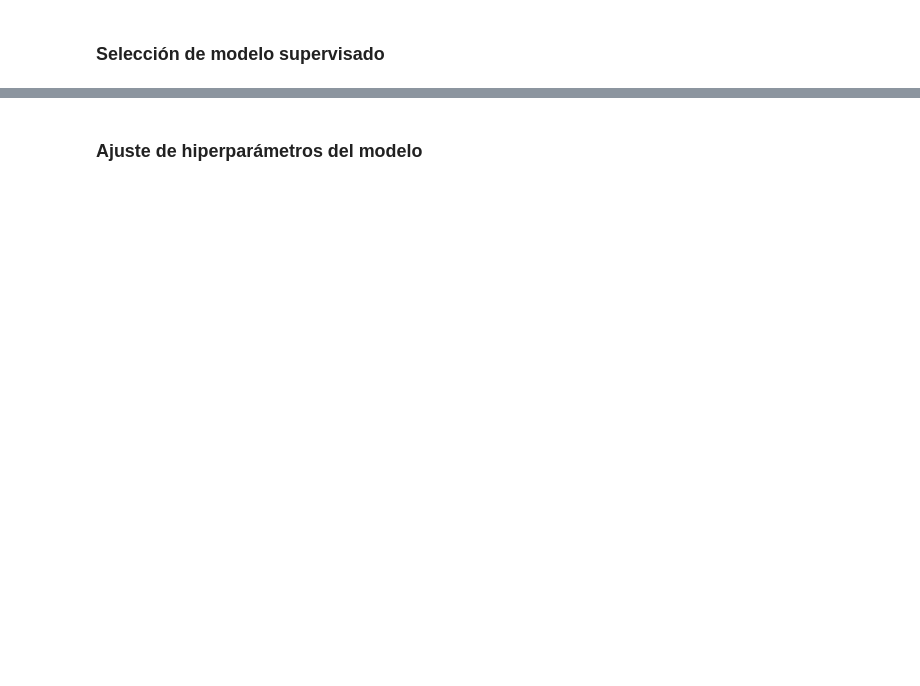
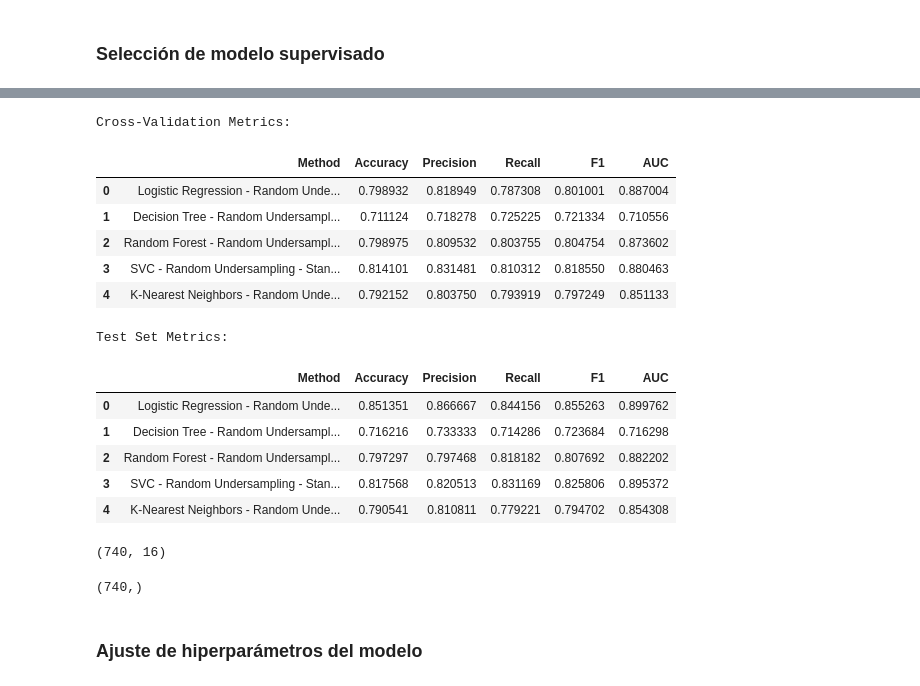
Before and after one commit to ricardogr07/trabajo-final-aprendizaje, a Jupyter notebook: src/Analisis_ML_Workflow.ipynb, the cells around one changed output, grey strips where cells are left out. Cells and saved outputs as stored; diff of their text form; code cells hidden in the pictures; blank space fills up the shorter version.

```diff
--- a/src/Analisis_ML_Workflow.ipynb
+++ b/src/Analisis_ML_Workflow.ipynb
@@ -691,2 +722,50 @@ Test Set Metrics:
+# %%
+# Escaladores necesarios para LR, SVC y KNN
+scalers = {
+    'StandardScaler': StandardScaler()
+}
+
+# Definir resampling
+samplers = {
+    'Random Undersampling': RandomOverSampler(random_state=42),
+}
+
+# Modelos
+models = {
+    'Logistic Regression': LogisticRegression(class_weight='balanced', max_iter=1000, random_state=42),
+    'Decision Tree': DecisionTreeClassifier(),
+    'Random Forest': RandomForestClassifier(),
+    'SVC': SVC(probability=True),
+    'K-Nearest Neighbors': KNeighborsClassifier()
+}
+
+pipelines_models_scaled = create_pipelines(models, samplers, scalers=scalers)
+
+results = evaluate_pipelines(X_drop_features, y_drop_features, pipelines_models_scaled)
+
+display_metrics(results)
+# %% [output]
+Cross-Validation Metrics:
+|  | Method | Accuracy | Precision | Recall | F1 | AUC |
+| 0 | Logistic Regression - Random Unde... | 0.798932 | 0.818949 | 0.787308 | 0.801001 | 0.887004 |
+| 1 | Decision Tree - Random Undersampl... | 0.711124 | 0.718278 | 0.725225 | 0.721334 | 0.710556 |
+| 2 | Random Forest - Random Undersampl... | 0.798975 | 0.809532 | 0.803755 | 0.804754 | 0.873602 |
+| 3 | SVC - Random Undersampling - Stan... | 0.814101 | 0.831481 | 0.810312 | 0.818550 | 0.880463 |
+| 4 | K-Nearest Neighbors - Random Unde... | 0.792152 | 0.803750 | 0.793919 | 0.797249 | 0.851133 |
+Test Set Metrics:
+|  | Method | Accuracy | Precision | Recall | F1 | AUC |
+| 0 | Logistic Regression - Random Unde... | 0.851351 | 0.866667 | 0.844156 | 0.855263 | 0.899762 |
+| 1 | Decision Tree - Random Undersampl... | 0.716216 | 0.733333 | 0.714286 | 0.723684 | 0.716298 |
+| 2 | Random Forest - Random Undersampl... | 0.797297 | 0.797468 | 0.818182 | 0.807692 | 0.882202 |
+| 3 | SVC - Random Undersampling - Stan... | 0.817568 | 0.820513 | 0.831169 | 0.825806 | 0.895372 |
+| 4 | K-Nearest Neighbors - Random Unde... | 0.790541 | 0.810811 | 0.779221 | 0.794702 | 0.854308 |
+# %%
+X_drop_features.shape
+# %% [output]
+(740, 16)
+# %%
+y_drop_features.shape
+# %% [output]
+(740,)
 # %% [markdown]
 ### Ajuste de hiperparámetros del modelo
```
Also changed, not shown: parts of 7 cells of this notebook.
